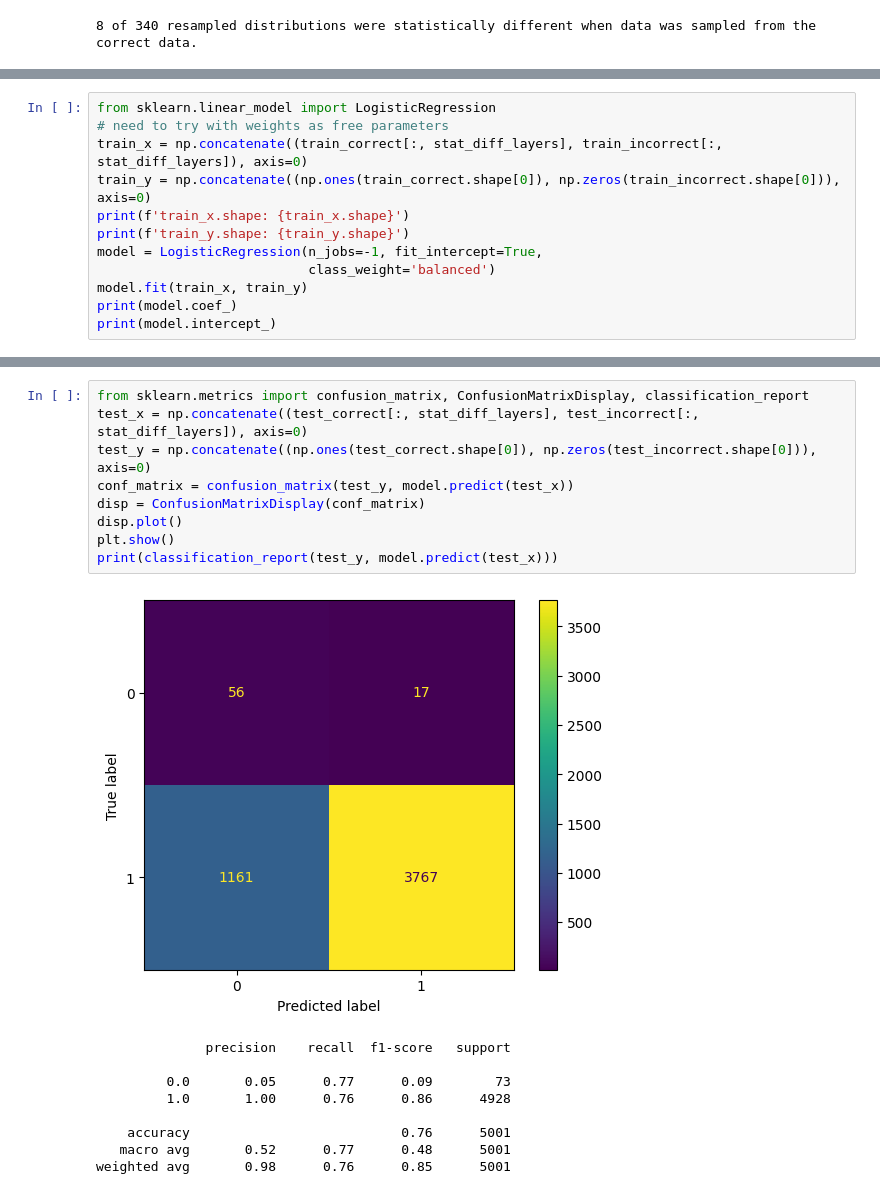
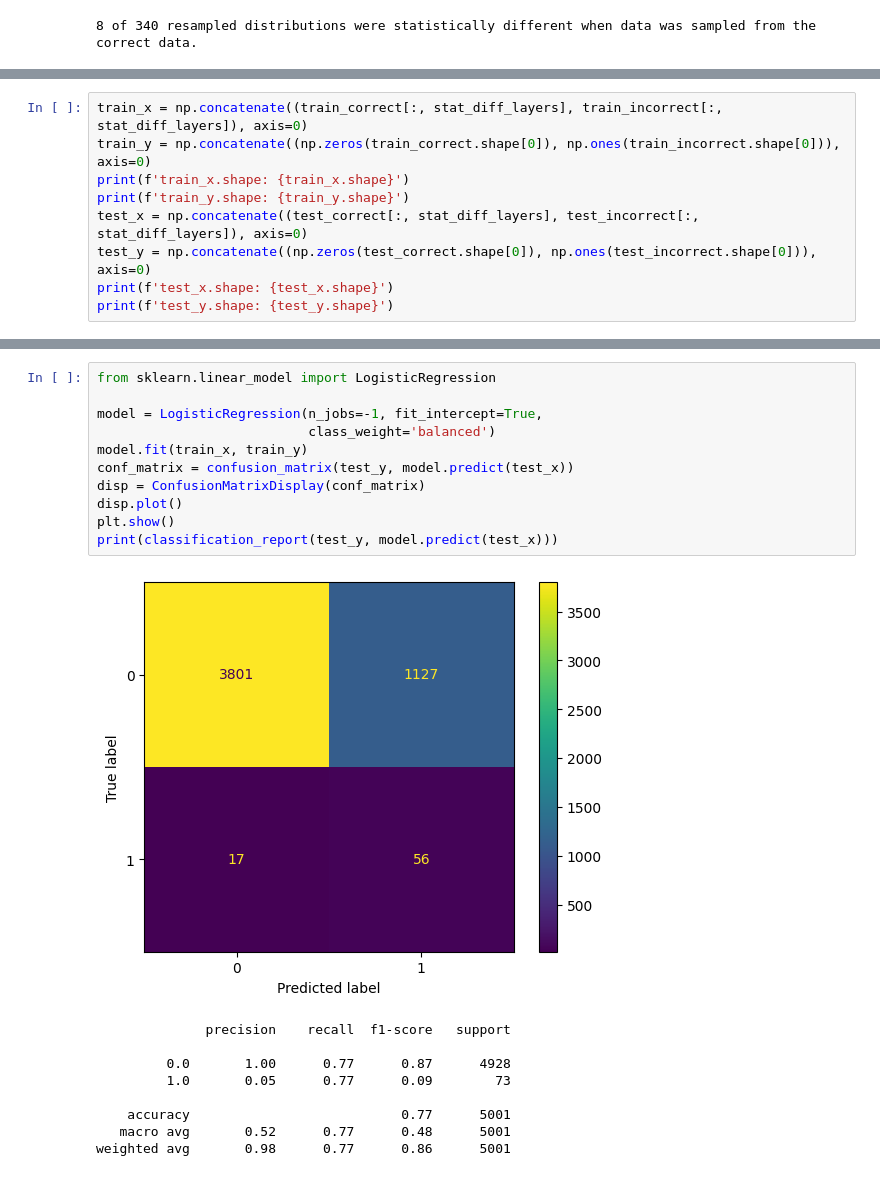
Before and after one commit to patelraj7021/llm-hallucination-monitoring, a Jupyter notebook: CAIS_research_project.ipynb, the cells around one changed output, grey strips where cells are left out. Saved outputs shown, nothing was run; the diff lists cells and outputs as text.

```diff
--- a/CAIS_research_project.ipynb
+++ b/CAIS_research_project.ipynb
@@ -582,13 +411,10 @@ F1 Score: 0.04838709677419355
 # %%
-from sklearn.linear_model import LogisticRegression
-# need to try with weights as free parameters
 train_x = np.concatenate((train_correct[:, stat_diff_layers], train_incorrect[:, stat_diff_layers]), axis=0)
-train_y = np.concatenate((np.ones(train_correct.shape[0]), np.zeros(train_incorrect.shape[0])), axis=0)
+train_y = np.concatenate((np.zeros(train_correct.shape[0]), np.ones(train_incorrect.shape[0])), axis=0)
 print(f'train_x.shape: {train_x.shape}')
 print(f'train_y.shape: {train_y.shape}')
-model = LogisticRegression(n_jobs=-1, fit_intercept=True,
-                           class_weight='balanced')
-model.fit(train_x, train_y)
-print(model.coef_)
-print(model.intercept_)
+test_x = np.concatenate((test_correct[:, stat_diff_layers], test_incorrect[:, stat_diff_layers]), axis=0)
+test_y = np.concatenate((np.zeros(test_correct.shape[0]), np.ones(test_incorrect.shape[0])), axis=0)
+print(f'test_x.shape: {test_x.shape}')
+print(f'test_y.shape: {test_y.shape}')
 # %% [output]
@@ -601,19 +534,21 @@ train_y.shape: (20002,)
 # %%
-from sklearn.metrics import confusion_matrix, ConfusionMatrixDisplay, classification_report
-test_x = np.concatenate((test_correct[:, stat_diff_layers], test_incorrect[:, stat_diff_layers]), axis=0)
-test_y = np.concatenate((np.ones(test_correct.shape[0]), np.zeros(test_incorrect.shape[0])), axis=0)
+from sklearn.linear_model import LogisticRegression
+
+model = LogisticRegression(n_jobs=-1, fit_intercept=True,
+                           class_weight='balanced')
+model.fit(train_x, train_y)
 conf_matrix = confusion_matrix(test_y, model.predict(test_x))
 disp = ConfusionMatrixDisplay(conf_matrix)
 disp.plot()
 plt.show()
 print(classification_report(test_y, model.predict(test_x)))
 # %% [output]
-[figure, old version]
+[figure, new version]
               precision    recall  f1-score   support
 
-         0.0       0.05      0.77      0.09        73
-         1.0       1.00      0.76      0.86      4928
+         0.0       1.00      0.77      0.87      4928
+         1.0       0.05      0.77      0.09        73
 
-    accuracy                           0.76      5001
+    accuracy                           0.77      5001
    macro avg       0.52      0.77      0.48      5001
-weighted avg       0.98      0.76      0.85      5001
+weighted avg       0.98      0.77      0.86      5001
```
Also changed, not shown: parts of 52 cells of this notebook.
